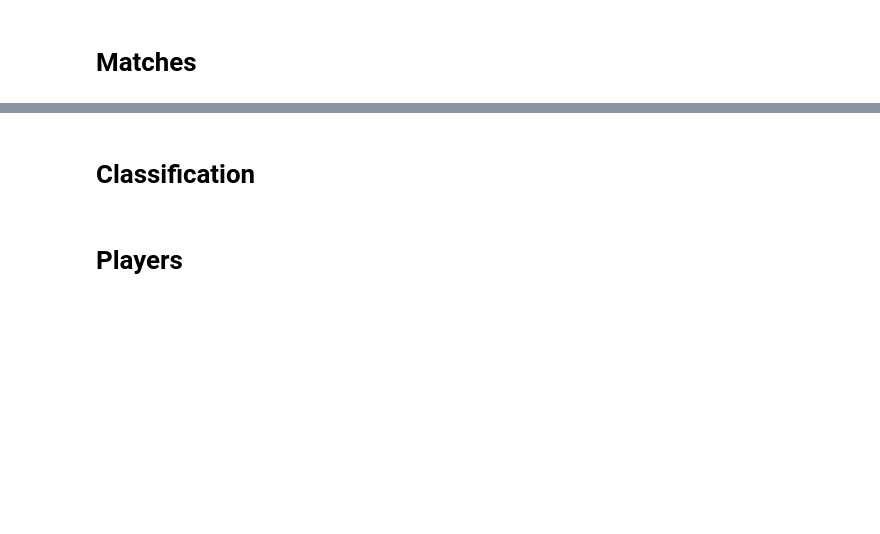
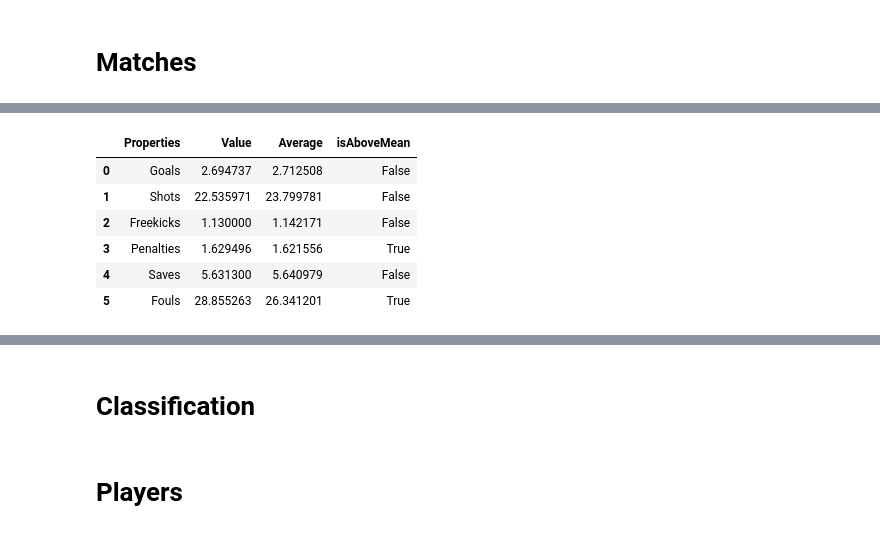
Before and after one commit to bernatesquirol/SoccerViz, a Jupyter notebook: goalShot.ipynb, the cells around one changed output, grey strips where cells are left out. Saved outputs shown, nothing was run; the diff lists cells and outputs as text; code cells hidden in the pictures; blank space fills up the shorter version.

```diff
--- a/goalShot.ipynb
+++ b/goalShot.ipynb
@@ -113,0 +178,16 @@ shotsGoals.head()
+# %%
+properties = ['Goals', 'Shots', 'Freekicks', 'Penalties', 'Saves','Fouls' ]
+value = np.array([goals[3], shots[3], fks[3], penalties[3], saves[3], fouls[3]])
+averages = np.array([np.mean(goals), np.mean(shots), np.mean(fks), np.mean(penalties), np.mean(saves), np.mean(fouls)])
+SpainDf = pd.DataFrame({'Properties':properties, 'Value':value, 'Average':averages})
+SpainDf['isAboveMean'] = spain > averages
+SpainDisplay = SpainDf[['Properties', 'Value', 'isAboveMean']].to_json('spain_matches.json')
+SpainDf
+# %% [output]
+|  | Properties | Value | Average | isAboveMean |
+| 0 | Goals | 2.694737 | 2.712508 | False |
+| 1 | Shots | 22.535971 | 23.799781 | False |
+| 2 | Freekicks | 1.130000 | 1.142171 | False |
+| 3 | Penalties | 1.629496 | 1.621556 | True |
+| 4 | Saves | 5.631300 | 5.640979 | False |
+| 5 | Fouls | 28.855263 | 26.341201 | True |
```
Also changed, not shown: parts of 19 cells of this notebook.
